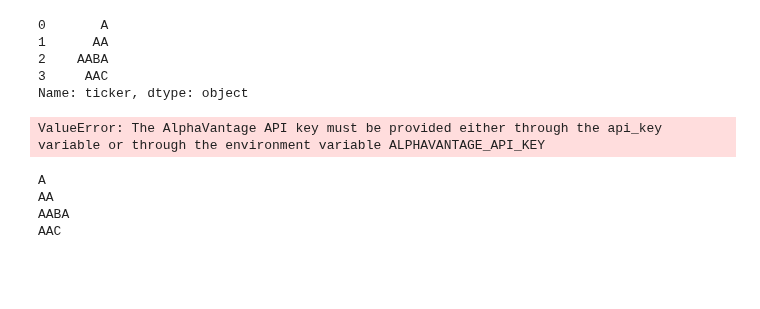
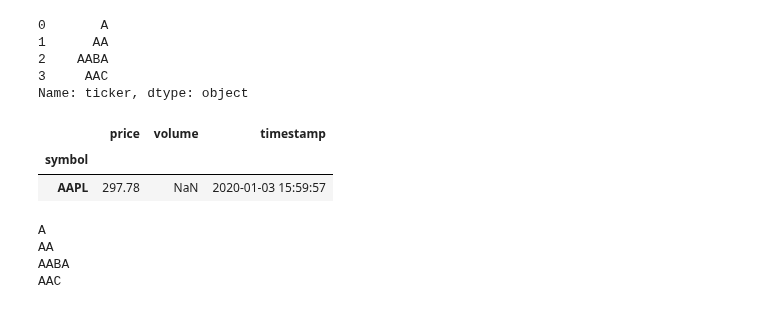
Before and after one commit to dcovarru/investmentsPython, a Jupyter notebook: investments.ipynb, the cells around one changed output. Cells and saved outputs as stored; diff of their text form; code cells hidden in the pictures; blank space fills up the shorter version.

```diff
--- a/investments.ipynb
+++ b/investments.ipynb
@@ -44,13 +45,20 @@ investDataSubset
 3     AAC
 Name: ticker, dtype: object
 # %%
-get_quote_yahoo('AGRX').price
+#ALPHAVANTAGE_API_KEY = 'ANBKAAOU9YDNYBRV'
+#keyValue = os.getenv(ALPHAVANTAGE_API_KEY)
+os.environ['ALPHAVANTAGE_API_KEY'] = 'ANBKAAOU9YDNYBRV'
+## get_quote_yahoo('AGRX').price
 # len(get_quote_yahoo(investData.ticker[3]))
-# web.get_quote_av("AAPL")
-web.get_sector_performance_av().head()
+web.get_quote_av("AAPL", api_key = os.getenv('ALPHAVANTAGE_API_KEY'))
+# os.getcwd()
+# os.getenv('alphaVantage_apiKey')
+# web.get_sector_performance_av().head()
 # alphaVantage API Key: ANBKAAOU9YDNYBRV
 # %% [output]
-ValueError: The AlphaVantage API key must be provided either through the api_key variable or through the environment variable ALPHAVANTAGE_API_KEY
+|  | price | volume | timestamp |
+| symbol |  |  |  |
+| AAPL | 297.78 | NaN | 2020-01-03 15:59:57 |
 # %%
 #########################
 # Get Current Prices
```
Also changed, not shown: parts of 1 cell of this notebook.
